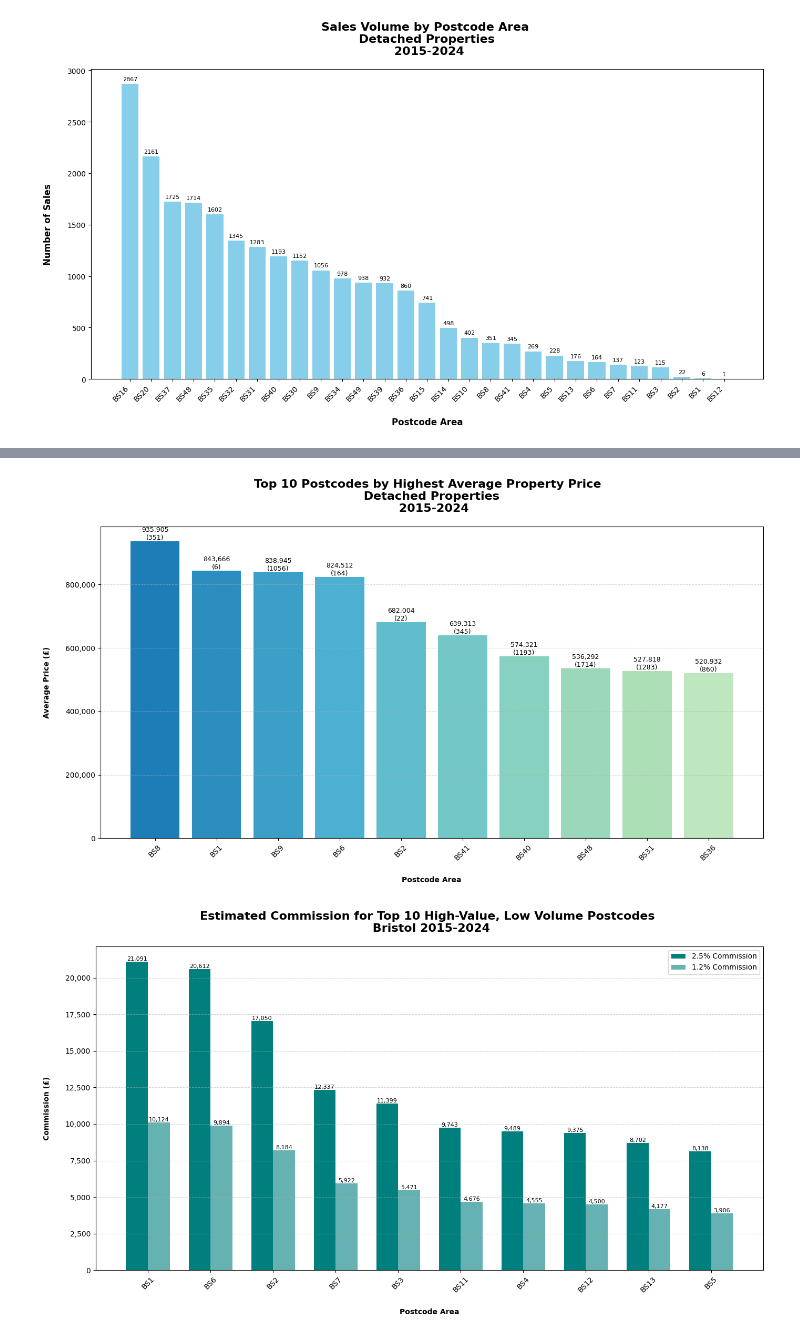
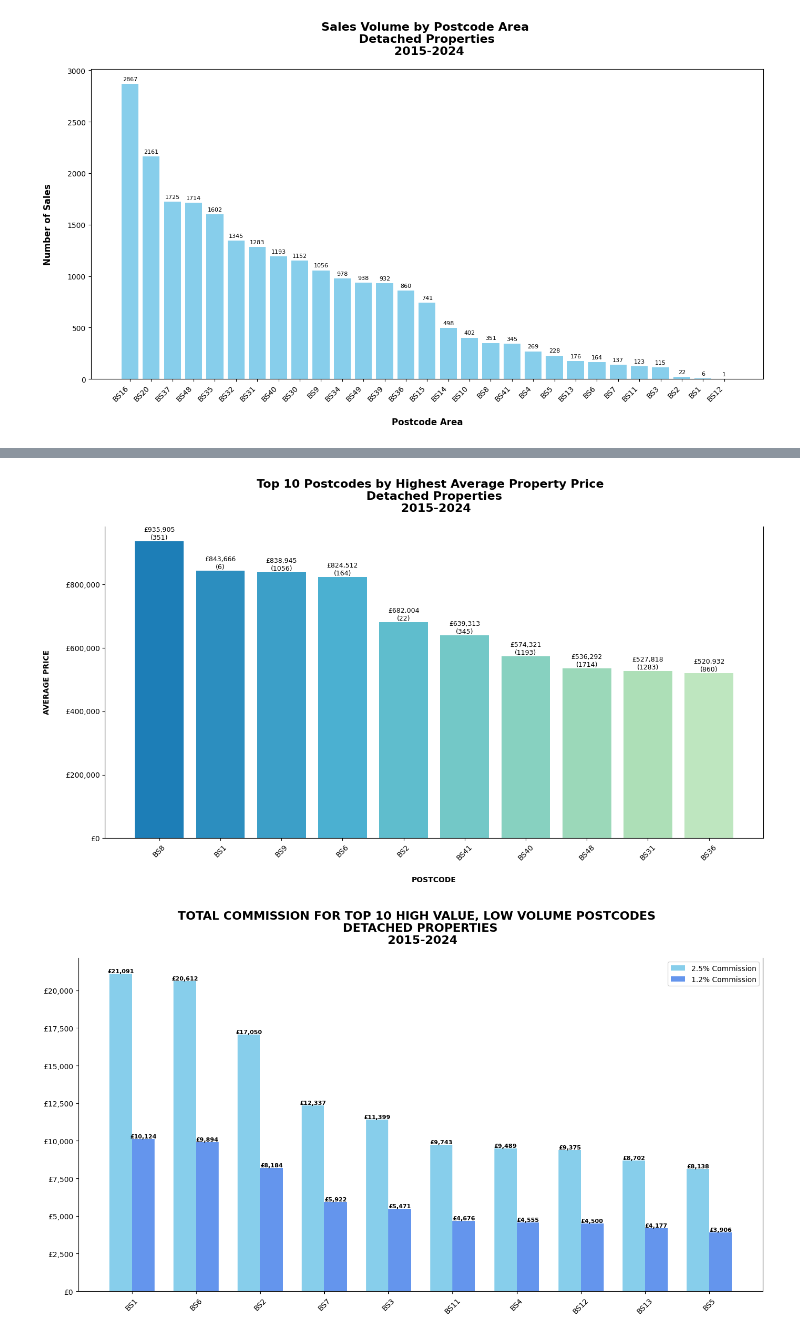
Before and after one commit to lisafranchetti/JET, a Jupyter notebook: detached.ipynb, the cells around one changed output, grey strips where cells are left out. Cells and saved outputs as stored; diff of their text form; code cells hidden in the pictures.

```diff
--- a/detached.ipynb
+++ b/detached.ipynb
@@ -352,24 +384,27 @@ bars = ax.bar(top_avg_price_df['Postcode Area'], top_avg_price_df['Average_Price
 
 # Annotate bars
 for bar, avg_price, count in zip(bars, top_avg_price_df['Average_Price'], top_avg_price_df['Sales_Count']):
-    ax.text(bar.get_x() + bar.get_width()/2, bar.get_height(), f"{int(avg_price):,}\n({count})",
+    ax.text(bar.get_x() + bar.get_width()/2, bar.get_height(), f"£{int(avg_price):,}\n({count})",
             ha='center', va='bottom', fontsize=9)
 
 # Titles and labels
 ax.set_title('Top 10 Postcodes by Highest Average Property Price  \n Detached Properties \n 2015-2024', fontsize=16, fontweight='bold', pad=20)
-ax.set_ylabel('Average Price (£)', fontweight='bold', labelpad=20)
-ax.set_xlabel('Postcode Area', fontweight='bold', labelpad=20)
+ax.set_ylabel('AVERAGE PRICE', fontweight='bold', labelpad=20, fontsize=10)
+ax.set_xlabel('POSTCODE', fontweight='bold', labelpad=20)
 ax.set_xticks(range(len(top_avg_price_df)))
 ax.set_xticklabels(top_avg_price_df['Postcode Area'], rotation=45)
 
 # Format y-axis with thousands separator
-ax.yaxis.set_major_formatter(ticker.FuncFormatter(lambda x, _: f'{int(x):,}'))
+ax.yaxis.set_major_formatter(ticker.FuncFormatter(lambda x, _: f'£{int(x):,}'))
+
+ax.grid(False)
+ax.spines['top'].set_visible(False)
 
 plt.tight_layout()
-plt.grid(True, axis='y', linestyle='--', alpha=0.5)
+
 plt.show()
 # %% [output]
-[figure, old version]
+[figure, new version]
 # %%
 import pandas as pd
 import matplotlib.pyplot as plt
@@ -398,41 +433,42 @@ df['Average_Price'] = df['Total_Price'] / df['Sales_Count']
 # Filter top 10 postcodes with lowest volume but highest average price
 filtered_df = df.sort_values(by=['Sales_Count', 'Average_Price'], ascending=[True, False]).head(10)
 
 # Sort by descending average price
 filtered_df = filtered_df.sort_values(by='Average_Price', ascending=False)
 
 # Calculate commissions
 filtered_df['Commission_2.5%'] = filtered_df['Average_Price'] * 0.025
 filtered_df['Commission_1.2%'] = filtered_df['Average_Price'] * 0.012
 
 # Plotting
 fig, ax = plt.subplots(figsize=(14, 8))
 bar_width = 0.35
 x = np.arange(len(filtered_df))
 
-bars1 = ax.bar(x - bar_width/2, filtered_df['Commission_2.5%'], width=bar_width, label='2.5% Commission', color='#007f7f')
-bars2 = ax.bar(x + bar_width/2, filtered_df['Commission_1.2%'], width=bar_width, label='1.2% Commission', color='#66b2b2')
+bars1 = ax.bar(x - bar_width/2, filtered_df['Commission_2.5%'], width=bar_width, label='2.5% Commission', color='skyblue')
+bars2 = ax.bar(x + bar_width/2, filtered_df['Commission_1.2%'], width=bar_width, label='1.2% Commission', color='cornflowerblue')
 
 # Annotate bars
 for bar in bars1:
     height = bar.get_height()
-    ax.text(bar.get_x() + bar.get_width()/2, height, f"{int(height):,}", ha='center', va='bottom', fontsize=8)
+    ax.text(bar.get_x() + bar.get_width()/2, height, f"£{int(height):,}", ha='center', va='bottom', fontweight='bold', fontsize=8)
 
 for bar in bars2:
     height = bar.get_height()
-    ax.text(bar.get_x() + bar.get_width()/2, height, f"{int(height):,}", ha='center', va='bottom', fontsize=8)
+    ax.text(bar.get_x() + bar.get_width()/2, height, f"£{int(height):,}", ha='center', va='bottom', fontweight='bold', fontsize=8)
 
 # Labels and formatting
-ax.set_title('Estimated Commission for Top 10 High-Value, Low Volume Postcodes  \n Detached Properties \n 2015-2024', fontsize=16, fontweight='bold', pad=20)
-ax.set_ylabel('Commission (£)', fontweight='bold', labelpad=20)
-ax.set_xlabel('Postcode Area', fontweight='bold', labelpad=20)
+ax.set_title('TOTAL COMMISSION FOR TOP 10 HIGH VALUE, LOW VOLUME POSTCODES  \n DETACHED PROPERTIES \n 2015-2024', fontsize=16, fontweight='bold', pad=20)
+# ax.set_ylabel('TOTAL COMMISSION ON ALL SALES', fontweight='bold', labelpad=20)
+# ax.set_xlabel('POSTCODE', fontweight='bold', labelpad=20)
 ax.set_xticks(x)
 ax.set_xticklabels(filtered_df['Postcode Area'], rotation=45)
-ax.yaxis.set_major_formatter(ticker.FuncFormatter(lambda x, _: f'{int(x):,}'))
-
+ax.yaxis.set_major_formatter(ticker.FuncFormatter(lambda x, _: f'£{int(x):,}'))
+ax.grid(False)
+ax.spines['top'].set_visible(False)
 plt.legend()
 plt.tight_layout()
-plt.grid(True, axis='y', linestyle='--', alpha=0.5)
+
 plt.show()
 # %% [output]
-[figure, old version]
+[figure, new version]
```
Also changed, not shown: parts of 7 cells of this notebook.
